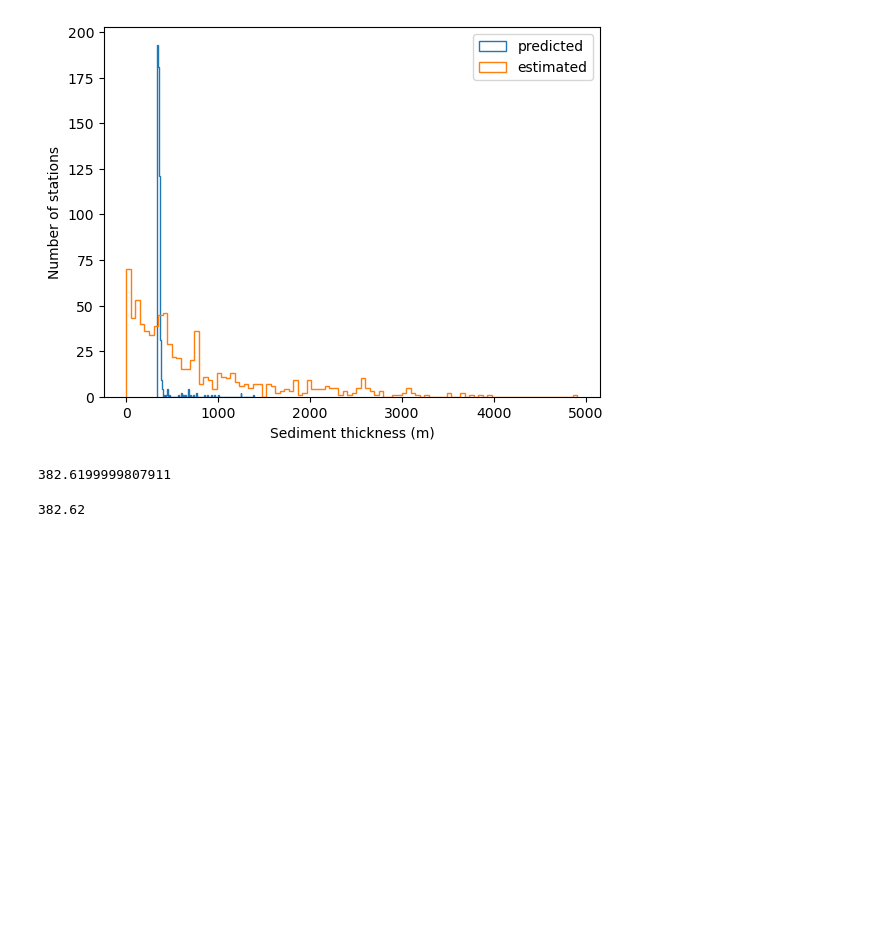
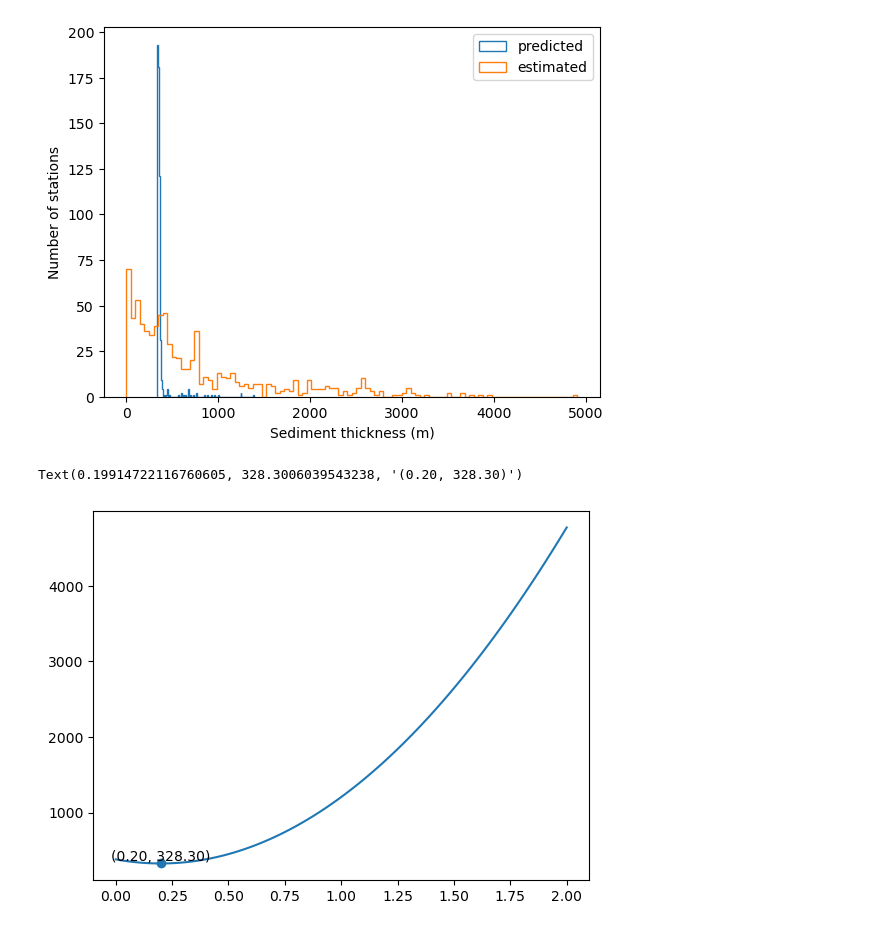
Before and after one commit to auggiemarignier/AusSedThick, a Jupyter notebook: aussedthickrf/05AustralianSedimentaryThickness.ipynb, the cells around one changed output. Cells and saved outputs as stored; diff of their text form; code cells hidden in the pictures; blank space fills up the shorter version.

Commit message:
plot empirical relation with minimum

```diff
--- a/aussedthickrf/05AustralianSedimentaryThickness.ipynb
+++ b/aussedthickrf/05AustralianSedimentaryThickness.ipynb
@@ -30,8 +30,7 @@ run = max(
 )
 seismics = gpd.read_file(os.path.join(run, "dataframe.json"))
 # %%
-def empirical(t):
-    return Polynomial([382.62, -545.52, 1369.64])(t)
+empirical = Polynomial([382.62, -545.52, 1369.64])
 # %%
 lons = np.array([s.geometry.x for _, s in seismics.iterrows()])
 lats = np.array([s.geometry.y for _, s in seismics.iterrows()])
@@ -86,11 +85,13 @@ plt.legend()
 # %% [output]
 <matplotlib.legend.Legend at 0x...>
 [figure]
-# %%
-empirical(0.3982944423) # smallest predictable thickness. Any tpsb < 0.4 is useless
-# %% [output]
-382.6199999807911
-# %%
-empirical(0)
-# %% [output]
-382.62
+# %%
+t, d = empirical.linspace(domain=[0,2])
+_mint = empirical.deriv().roots()[0]
+_mind = empirical(_mint)
+plt.plot(t, d)
+plt.scatter(_mint, _mind)
+plt.text(_mint, _mind, f"({_mint:.2f}, {_mind:.2f})", ha="center", va="bottom")
+# %% [output]
+Text(0.19914722116760605, 328.3006039543238, '(0.20, 328.30)')
+[figure, added]
```
